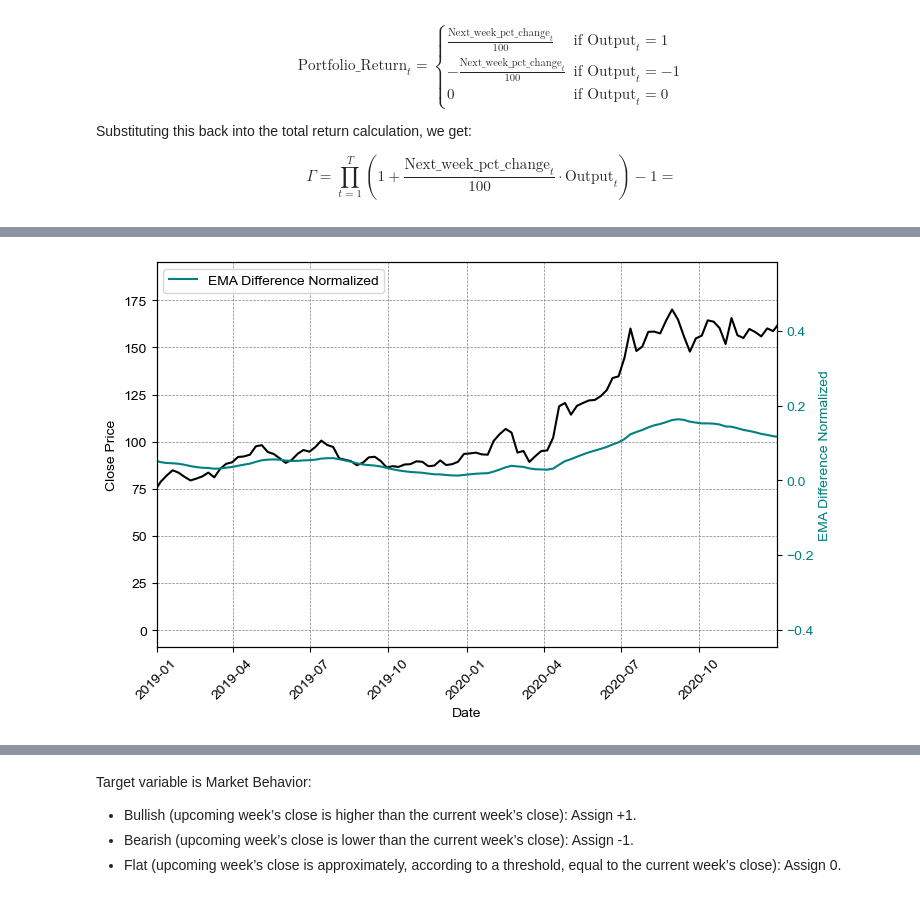
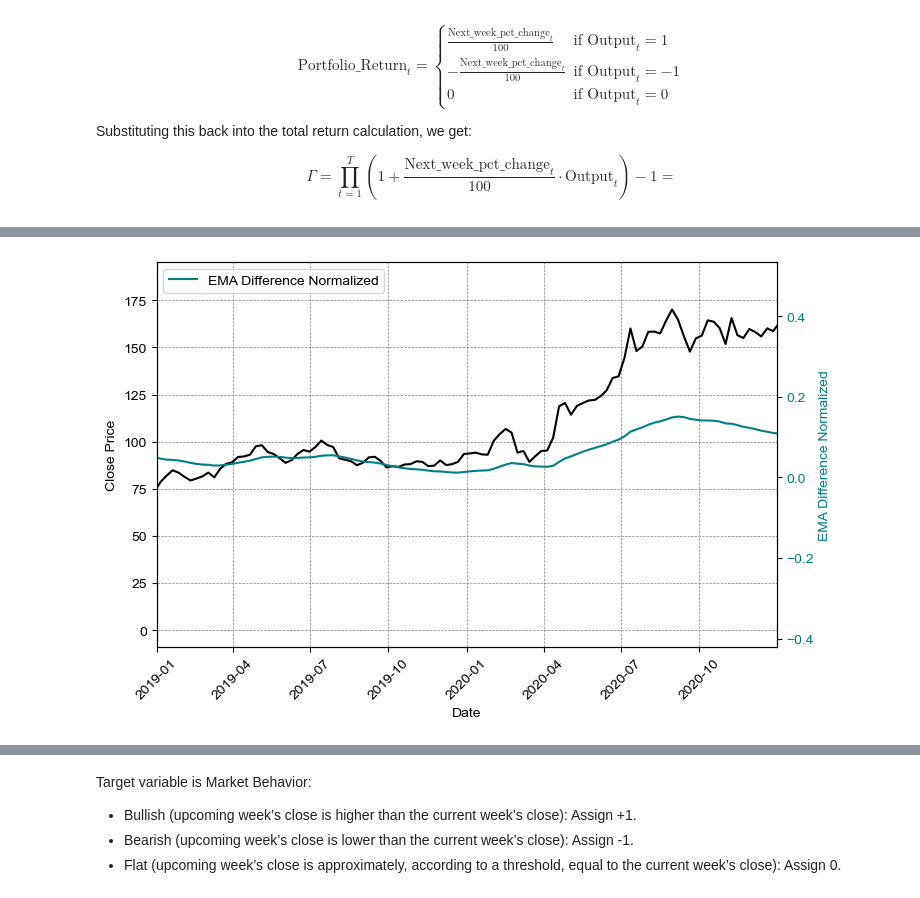
Before and after one commit to elenatomasella/ML, a Jupyter notebook: anfis_amzn.ipynb, the cells around one changed output, grey strips where cells are left out. Cells and saved outputs as stored; diff of their text form; code cells hidden in the pictures.

```diff
--- a/anfis_amzn.ipynb
+++ b/anfis_amzn.ipynb
@@ -290,30 +246,28 @@ plt.show()
 # %%
 plt.style.use('default')
 
 plt.rcParams['font.sans-serif'] = 'Arial'
 
 fig, ax = plt.subplots(figsize=(8, 5))
 ax.plot(amzn['Date'], amzn['Close'], color='Black', label='Close')
 ax.set_xlabel('Date')
 ax.set_ylabel('Close Price', color='Black')
 
 ax.grid(True, linestyle='--', linewidth=0.5, color='gray')
 
-#ax.legend()
-
 ax.set_xlim([pd.to_datetime('2019-01-01'), pd.to_datetime('2020-12-31')])
 ax2 = ax.twinx()
-ax2.plot(amzn['Date'], amzn['EMA23_EMA53_Difference_Normalized'], color='#008080', label='EMA Difference Normalized')
+ax2.plot(amzn['Date'], amzn['EMA24_EMA52_Difference_Normalized'], color='#008080', label='EMA Difference Normalized')
 ax2.set_ylabel('EMA Difference Normalized', color='#008080')
 ax2.tick_params(axis='y', labelcolor='#008080')
 ax2.legend(loc='upper left')
 
 ax.xaxis.set_tick_params(rotation=45)
 
 plt.savefig('EMADN.png', transparent=True)
 plt.show()
 # %% [output]
-[figure, old version]
+[figure, new version]
 # %%
 plt.rcParams['font.sans-serif'] = 'Arial'
 
```
Also changed, not shown: parts of 27 cells of this notebook, 1 other file.
